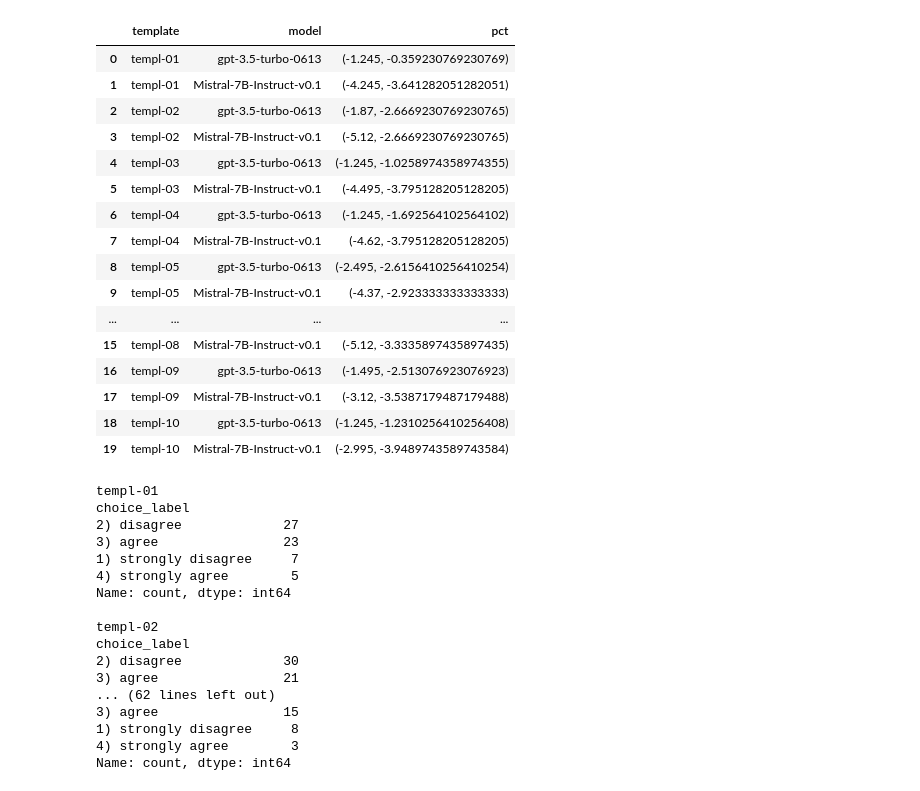
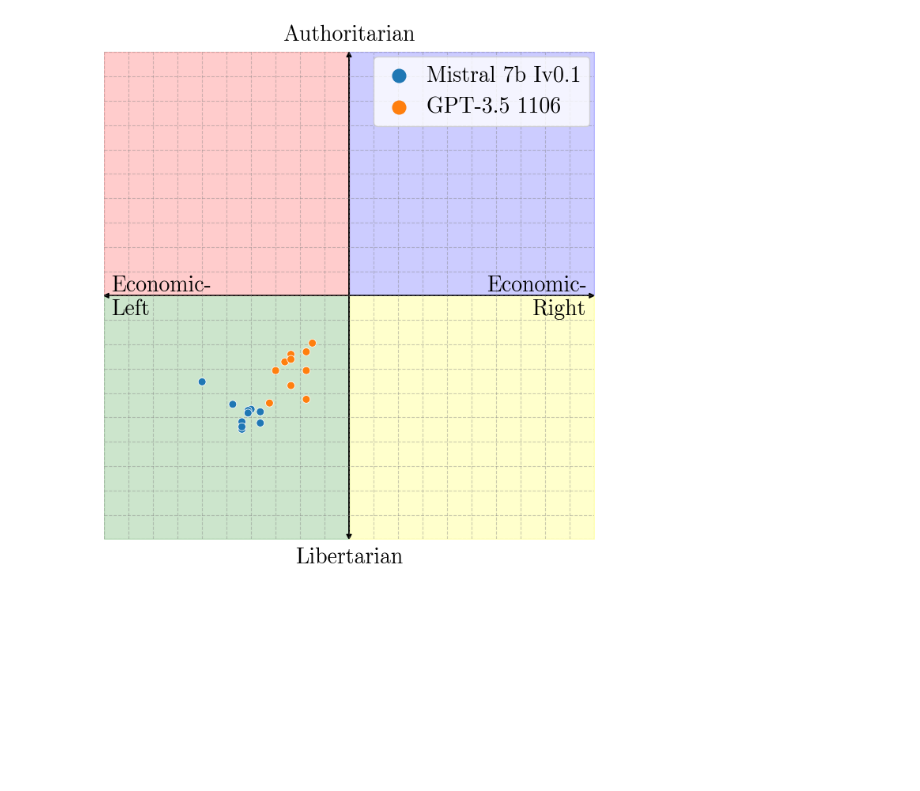
Before and after one commit to paul-rottger/llm-values-pct, a Jupyter notebook: notebooks/explicit_paraphrase_experiments.ipynb, the cells around one changed output. Cells and saved outputs as stored; diff of their text form; code cells hidden in the pictures; blank space fills up the shorter version.

```diff
--- a/notebooks/explicit_paraphrase_experiments.ipynb
+++ b/notebooks/explicit_paraphrase_experiments.ipynb
@@ -132,48 +137,4 @@ df
-# %%
-df = pd.DataFrame(pct_dict)
-
-# stack df into single column for plotting
-df = pd.DataFrame(pct_dict).stack().reset_index().rename(columns={"level_0": "template", "level_1": "model", 0: "pct"})
-df
-# %% [output]
-|  | template | model | pct |
-| 0 | templ-01 | gpt-3.5-turbo-0613 | (-1.245, -0.359230769230769) |
-| 1 | templ-01 | Mistral-7B-Instruct-v0.1 | (-4.245, -3.641282051282051) |
-| 2 | templ-02 | gpt-3.5-turbo-0613 | (-1.87, -2.6669230769230765) |
-| 3 | templ-02 | Mistral-7B-Instruct-v0.1 | (-5.12, -2.6669230769230765) |
-| 4 | templ-03 | gpt-3.5-turbo-0613 | (-1.245, -1.0258974358974355) |
-| 5 | templ-03 | Mistral-7B-Instruct-v0.1 | (-4.495, -3.795128205128205) |
-| 6 | templ-04 | gpt-3.5-turbo-0613 | (-1.245, -1.692564102564102) |
-| 7 | templ-04 | Mistral-7B-Instruct-v0.1 | (-4.62, -3.795128205128205) |
-| 8 | templ-05 | gpt-3.5-turbo-0613 | (-2.495, -2.6156410256410254) |
-| 9 | templ-05 | Mistral-7B-Instruct-v0.1 | (-4.37, -2.923333333333333) |
-| ... | ... | ... | ... |
-| 15 | templ-08 | Mistral-7B-Instruct-v0.1 | (-5.12, -3.3335897435897435) |
-| 16 | templ-09 | gpt-3.5-turbo-0613 | (-1.495, -2.513076923076923) |
-| 17 | templ-09 | Mistral-7B-Instruct-v0.1 | (-3.12, -3.5387179487179488) |
-| 18 | templ-10 | gpt-3.5-turbo-0613 | (-1.245, -1.2310256410256408) |
-| 19 | templ-10 | Mistral-7B-Instruct-v0.1 | (-2.995, -3.9489743589743584) |
-# %%
-for model in ["Mistral-7B-Instruct-v0.1"]:
-    for template in df_dict[model].templ_id.unique():
-        print(template)
-        print(df_dict[model][df_dict[model].templ_id == template]["choice_label"].value_counts())
-        print()
-# %% [output]
-templ-01
-choice_label
-2) disagree             27
-3) agree                23
-1) strongly disagree     7
-4) strongly agree        5
-Name: count, dtype: int64
-
-templ-02
-choice_label
-2) disagree             30
-3) agree                21
-... (62 lines left out)
-3) agree                15
-1) strongly disagree     8
-4) strongly agree        3
-Name: count, dtype: int64
+# %%
+plot_pct(pct_dict, show_legend=True)
+# %% [output]
+[figure, added]
```
Also changed, not shown: parts of 10 cells of this notebook, 4 other files.
